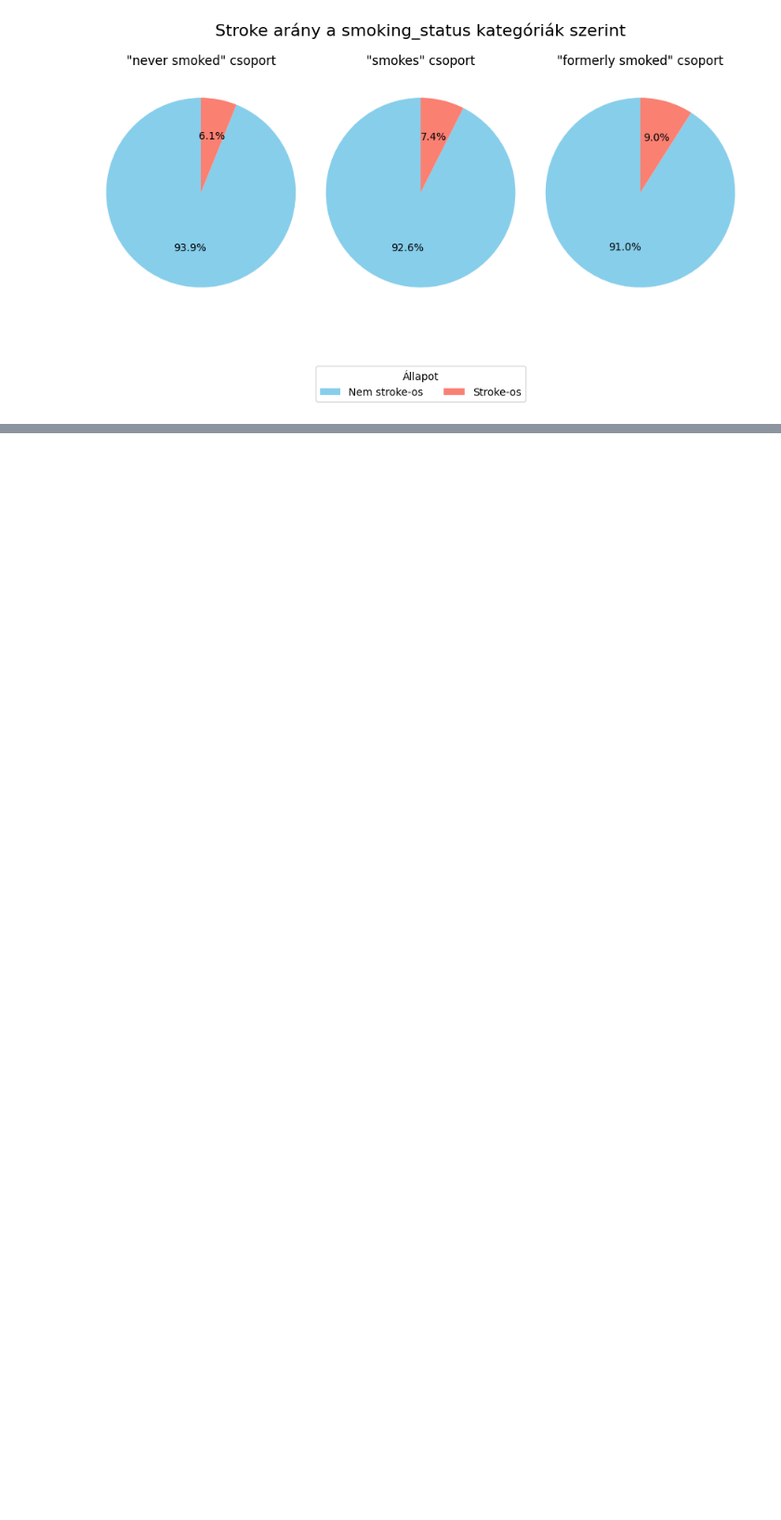
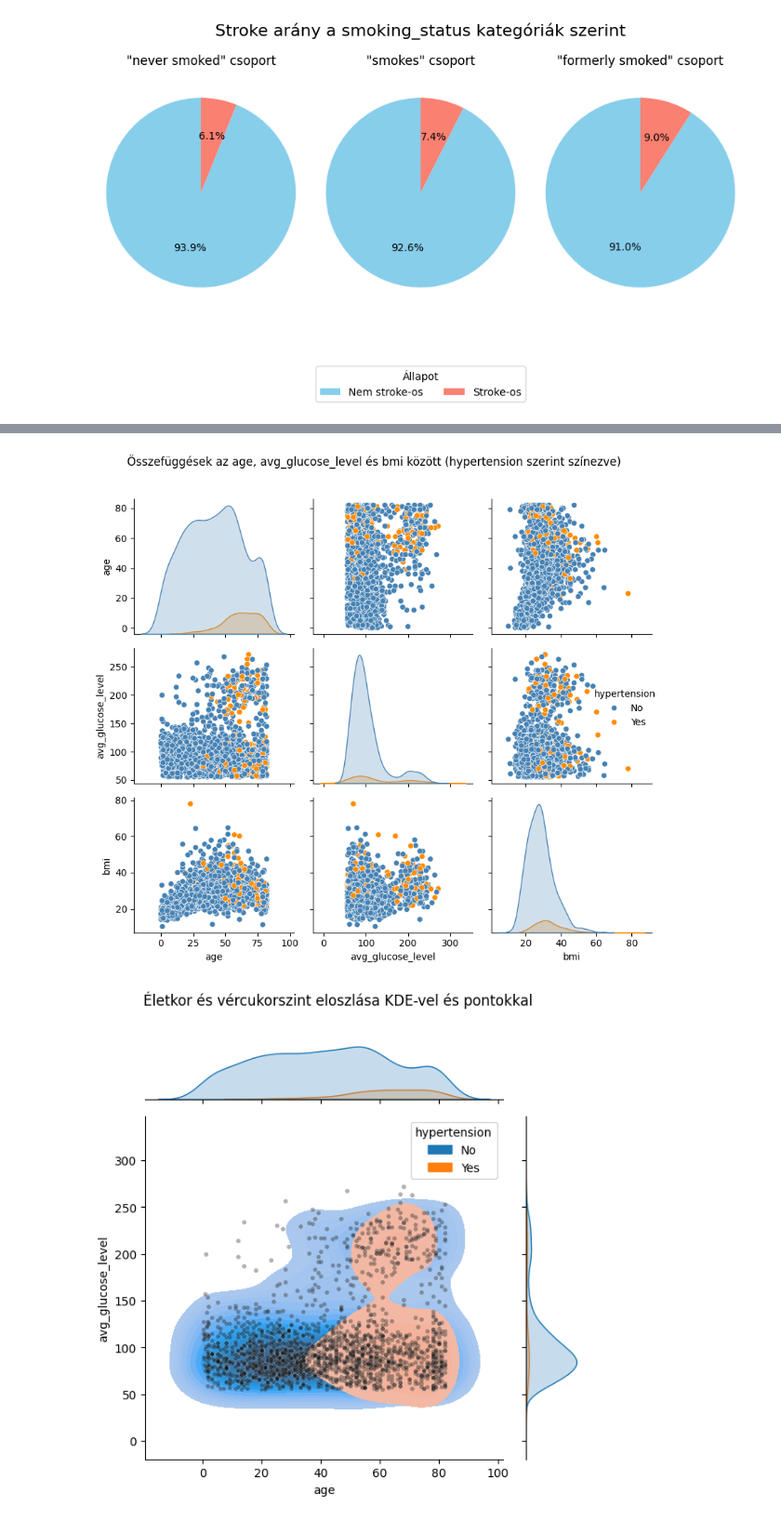
Before and after one commit to Mitosz01/PythonHazi, a Jupyter notebook: KissBeni_python_adat.ipynb, the cells around one changed output, grey strips where cells are left out. Shown at 93% size. Saved outputs shown, nothing was run; the diff lists cells and outputs as text; code cells hidden in the pictures; blank space fills up the shorter version.

```diff
--- a/KissBeni_python_adat.ipynb
+++ b/KissBeni_python_adat.ipynb
@@ -340,0 +344,62 @@ plt.show()
+# %%
+# 1. Csak a szükséges oszlopok
+df_pair = sampled_data[['age', 'avg_glucose_level', 'bmi', 'hypertension']].dropna()  # Eldobjuk a hiányzókat
+
+# 2. Pairplot készítése
+sns.pairplot(df_pair, hue='hypertension', diag_kind='kde', palette={'No': 'steelblue', 'Yes': 'darkorange'})
+
+# 3. Cím hozzáadása
+plt.suptitle('Összefüggések az age, avg_glucose_level és bmi között (hypertension szerint színezve)', y=1.02)
+plt.tight_layout()
+plt.show()
+
+# Csak a két oszlop és eldobjuk a NaN-okat
+df_scatter = sampled_data[['age', 'avg_glucose_level', 'hypertension']].dropna()
+
+# jointplot: KDE + scatter egyszerre
+sns.jointplot(
+    data=df_scatter,
+    hue='hypertension',
+    x='age',
+    y='avg_glucose_level',
+    kind='kde',         # ez adja a KDE-sűrűségi kontúrokat
+    fill=True,
+    thresh=0.05,        # küszöb – mit rajzoljon ki
+    levels=20,           # több szint, részletesebb kontúrok # színezés a hypertension szerint
+)
+
+# Utána scatter külön hozzá (mert a kind='kde' nem tartalmaz pontokat)
+sns.scatterplot(
+    data=df_scatter,
+    x='age',
+    y='avg_glucose_level',
+    s=15,
+    color='black',
+    alpha=0.3
+)
+
+plt.suptitle("Életkor és vércukorszint eloszlása KDE-vel és pontokkal", y=1.02)
+plt.tight_layout()
+plt.show()
+
+df_lm = sampled_data[['age', 'avg_glucose_level', 'hypertension']].dropna()
+
+# lmplot – lineáris regressziós egyenes kategóriánként
+g = sns.lmplot(
+    data=df_lm,
+    x='age',
+    y='avg_glucose_level',
+    hue='hypertension',
+    palette={'No': 'steelblue', 'Yes': 'darkorange'},
+    height=6,
+    aspect=1.2,
+    scatter_kws={'alpha':0.5, 's':20}
+)
+g._legend.remove()
+plt.legend(title='Hypertension', loc='upper left')
+plt.title("Életkor és vércukorszint közötti kapcsolat hypertension szerint")
+plt.tight_layout()
+plt.show()
+# %% [output]
+[figure, added]
+[figure, added]
```
Also changed, not shown: parts of 9 cells of this notebook, 2 other files.
